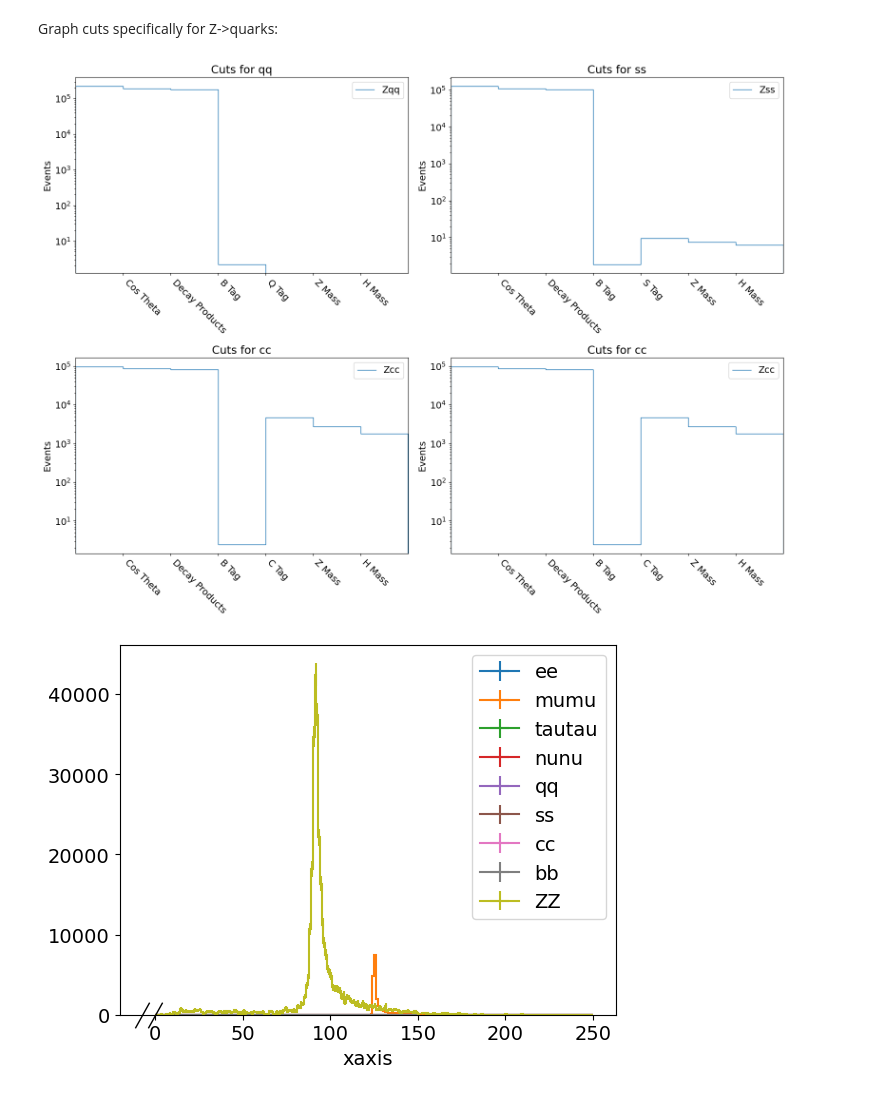
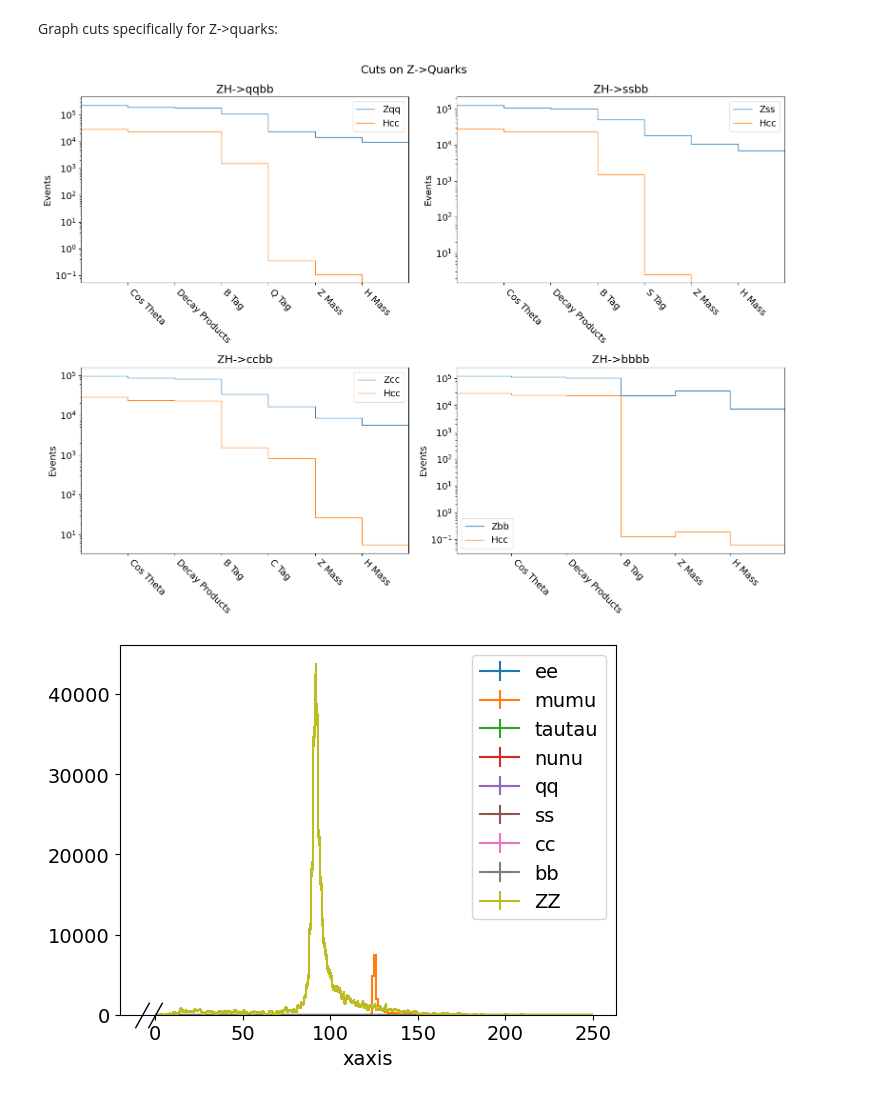
Before and after one commit to ilsanford/FCCAnalyzer, a Jupyter notebook: analyses/h_bb/h_bb.ipynb, the cells around one changed output. Cells and saved outputs as stored; diff of their text form; code cells hidden in the pictures.

```diff
--- a/analyses/h_bb/h_bb.ipynb
+++ b/analyses/h_bb/h_bb.ipynb
@@ -18,26 +18,27 @@ print(f_mumu.keys())
 # %% [markdown]
 The histograms are saved as `process_name/histogram_name`. We have two processes here corresponding to two different generators (Whizard and KKMC) that produces events of Z->mumu. Let's plot the cos(theta_c) distribution for both generators:
 # %%
-analyses = ['mumu', 'ee', 'nunu', 'qq', 'ss', 'cc', 'bb']
+analyses = ['mumu', 'ee', 'nunu', 'qq', 'ss', 'cc']
 
 Zprods = ['ee', 'mumu', 'tautau', 'nunu', 'qq', 'ss', 'cc', 'bb']
 bb_sig = [f'wzp6_ee_{i}H_Hbb_ecm240' for i in Zprods]
+cc_sig = [f'wzp6_ee_{i}H_Hcc_ecm240' for i in Zprods]
 
-cols = 2
+cols = 3
 rows = int(np.ceil(len(analyses) / cols))
 
 # for cut labels
 cuts = {}
-cuts['mumu'] = ['Cos Theta', 'Decay Products', 'Z Resonance', 'Recoil', 'Momentum', 'Acolinearity', 'Z Mass', 'B Tag']
-cuts['ee']   = ['Cos Theta', 'Decay Products', 'Z Resonance', 'Recoil', 'Momentum', 'Acolinearity', 'Z Mass', 'B Tag']
+cuts['mumu'] = ['Cos Theta', 'Decay Products', 'Z Resonance', 'H Recoil', 'Momentum', 'Acolinearity', 'Z Mass', 'B Tag']
+cuts['ee']   = ['Cos Theta', 'Decay Products', 'Z Resonance', 'H Recoil', 'Momentum', 'Acolinearity', 'Z Mass', 'B Tag']
 cuts['nunu'] = ['Cos Theta', 'Decay Products', 'Dijet Mass', 'B Tag']
-cuts['qq']   = ['Cos Theta', 'Decay Products', 'Q Tag', 'Z Mass', 'H Mass']
-cuts['ss']   = ['Cos Theta', 'Decay Products', 'S Tag', 'Z Mass', 'H Mass']
-cuts['cc']   = ['Cos Theta', 'Decay Products', 'C Tag', 'Z Mass', 'H Mass']
+cuts['qq']   = ['Cos Theta', 'Decay Products', 'B Tag', 'Q Tag', 'Z Mass', 'H Mass']
+cuts['ss']   = ['Cos Theta', 'Decay Products', 'B Tag', 'S Tag', 'Z Mass', 'H Mass']
+cuts['cc']   = ['Cos Theta', 'Decay Products', 'B Tag', 'C Tag', 'Z Mass', 'H Mass']
 cuts['bb']   = ['Cos Theta', 'Decay Products', 'B Tag']
 
 plt.rcParams.update({'font.size': 14})
-fig, ax = plt.subplots(rows, cols, figsize=(14,24))
+fig, ax = plt.subplots(rows, cols, figsize=(cols * 5, rows * 5))
 
 for i in range(rows):
     for j in range(cols):
@@ -58,7 +59,7 @@ for i in range(rows):
 
         ax[i][j].legend()
         ax[i][j].set_yscale('log')
-        ax[i][j].set_title(f'Cuts for {p}')
+        ax[i][j].set_title(f'Cuts for Z{p}')
         ax[i][j].set_ylabel('Events')
         ax[i][j].set_xlabel('')
         ax[i][j].set_xticks(ticks=list(range(1, len(cuts[p]) + 1)),
@@ -98,7 +99,7 @@ for i in range(3):
 
         ax[i].legend()
         ax[i].set_yscale('log')
-        ax[i].set_title(f'Cuts for {p}')
+        ax[i].set_title(f'ZH->{p}bb')
         ax[i].set_ylabel('Events')
         ax[i].set_xlabel('')
         ax[i].set_xticks(ticks=list(range(1, len(cuts[p]) + 1)),
@@ -106,6 +107,7 @@ for i in range(3):
                    rotation=-45, ha='left')
         ax[i].set_xlim((0, maxi + 1))
 
+plt.suptitle('Cuts on Z->Leptons')
 plt.tight_layout()
 plt.show()
 # %% [output]
@@ -113,45 +115,50 @@ plt.show()
 # %% [markdown]
 Graph cuts specifically for Z->quarks:
 # %%
-prods = ['qq', 'ss', 'cc', 'cc']
+prods = ['qq', 'ss', 'cc', 'bb']
+
+cc_sig = [f'wzp6_ee_{i}H_Hcc_ecm240' for i in prods]
 
 # for cut labels
 cuts = {}
 cuts['qq']   = ['Cos Theta', 'Decay Products', 'B Tag', 'Q Tag', 'Z Mass', 'H Mass']
 cuts['ss']   = ['Cos Theta', 'Decay Products', 'B Tag', 'S Tag', 'Z Mass', 'H Mass']
 cuts['cc']   = ['Cos Theta', 'Decay Products', 'B Tag', 'C Tag', 'Z Mass', 'H Mass']
-cuts['bb']   = ['Cos Theta', 'Decay Products', 'B Tag']
+cuts['bb']   = ['Cos Theta', 'Decay Products', 'B Tag', 'Z Mass', 'H Mass']
 
 plt.rcParams.update({'font.size': 14})
 fig, ax = plt.subplots(2, 2, figsize=(16,12))
 
 for i in range(2):
     for j in range(2):
         p = prods[i*2 + j]
 
         part = f_mumu[f'wzp6_ee_{p}H_Hbb_ecm240/cutFlow_{p}'].to_hist()
         maxi = np.nonzero(part.values())[0][-1]
         #WW   = f_mumu[f'p8_ee_WW_ecm240/cutFlow_{p}'].to_hist()
         #ZZ   = f_mumu[f'p8_ee_ZZ_ecm240/cutFlow_{p}'].to_hist()
+        rest = reduce(lambda a, b : a + b, [f_mumu[x + f'/cutFlow_{p}'].to_hist() for x in cc_sig])
 
         ax[i][j].stairs(part.values(), label=f'Z{p}')
         #ax[i][j].stairs(WW.values(), label=f'WW bkg')
         #ax[i][j].stairs(ZZ.values(), label=f'ZZ bkg')
+        ax[i][j].stairs(rest.values(), label=f'Hcc')
 
         ax[i][j].legend()
         ax[i][j].set_yscale('log')
-        ax[i][j].set_title(f'Cuts for {p}')
+        ax[i][j].set_title(f'ZH->{p}bb')
         ax[i][j].set_ylabel('Events')
         ax[i][j].set_xlabel('')
         ax[i][j].set_xticks(ticks=list(range(1, len(cuts[p]) + 1)),
                    labels=cuts[p],
                    rotation=-45, ha='left')
-        ax[i][j].set_xlim((0, len(cuts[p]) + 1))
+        ax[i][j].set_xlim((0, maxi + 1))
 
+plt.suptitle('Cuts on Z->Quarks')
 plt.tight_layout()
 plt.show()
 # %% [output]
-[figure, old version]
+[figure, new version]
 # %%
 z_products = ['ee', 'mumu', 'tautau', 'nunu', 'qq', 'ss', 'cc', 'bb']
 
```
Also changed, not shown: parts of 3 cells of this notebook, 2 other files.
